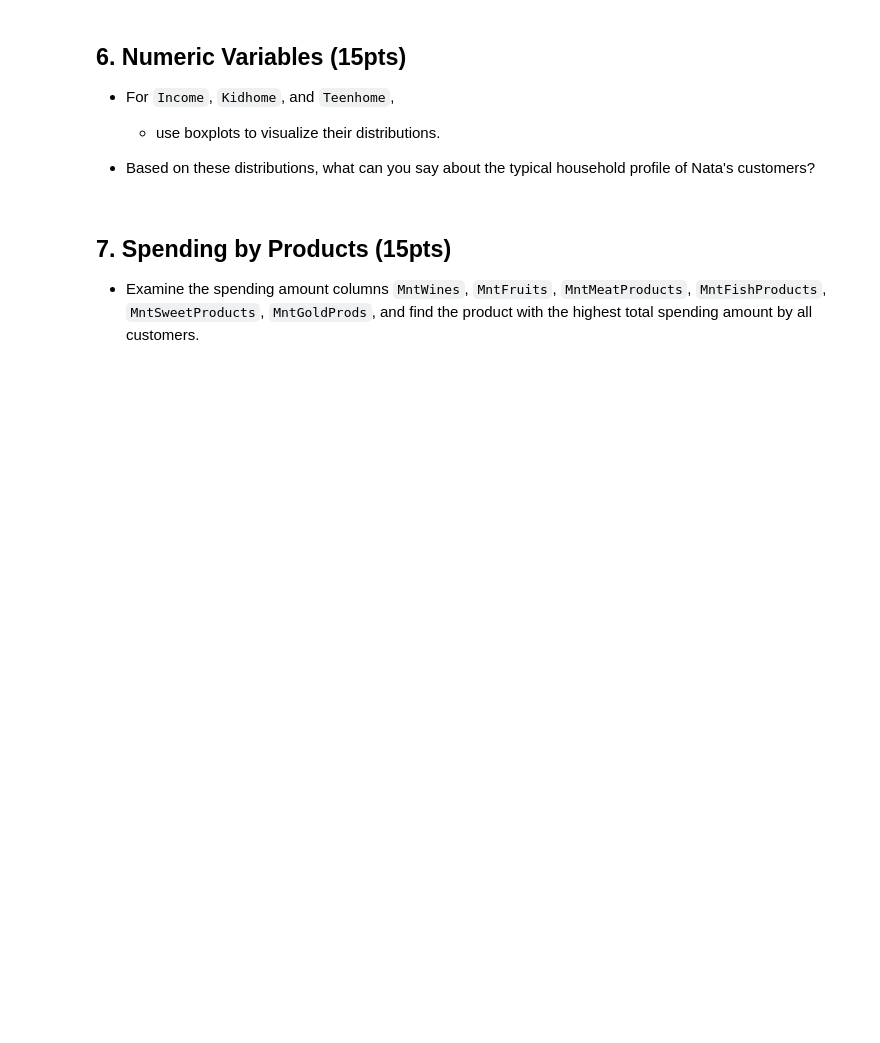
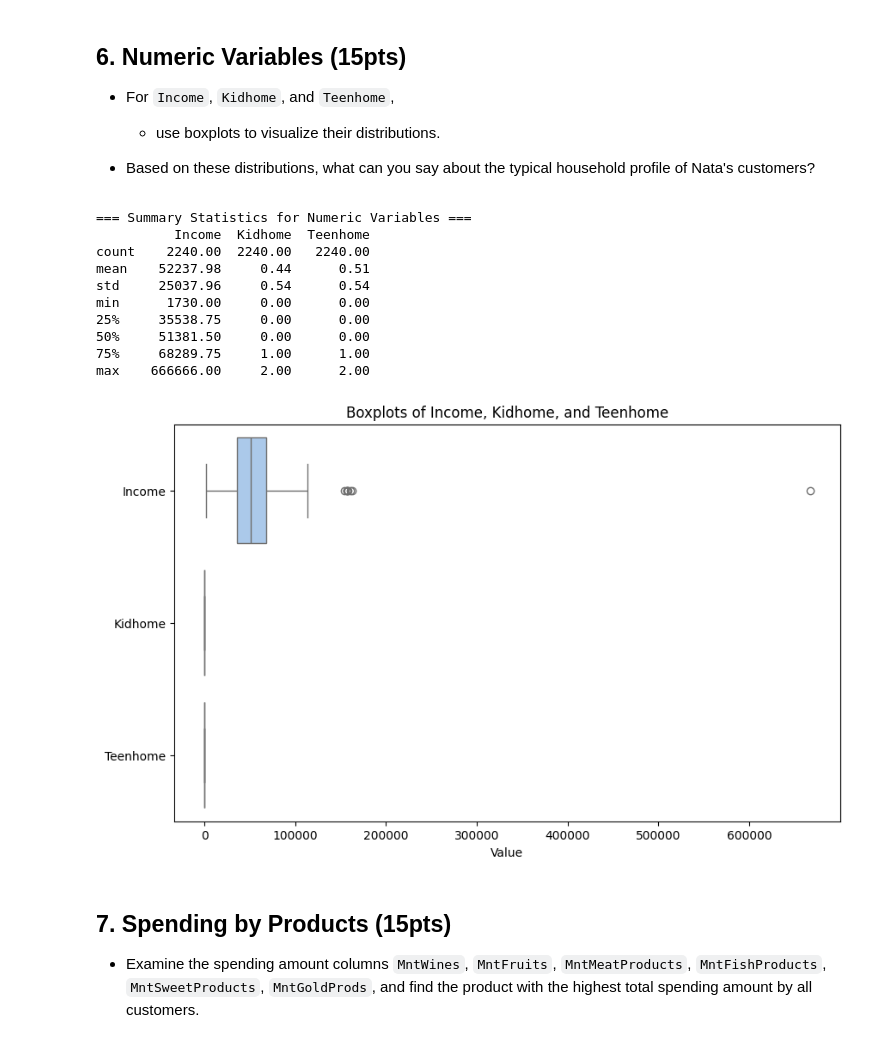
Before and after one commit to Data-Analytics-with-Python/individual-assignment-i-harshrstgi24-cloud, a Jupyter notebook: Assignment_Notebook_1.ipynb, the cells around one changed output. Drawn from its saved outputs; the diff is of its cells as text; code cells hidden in the pictures; blank space fills up the shorter version.

```diff
--- a/Assignment_Notebook_1.ipynb
+++ b/Assignment_Notebook_1.ipynb
@@ -231,6 +370,38 @@ Z_Revenue: unique values -> [11]
   * use boxplots to visualize their distributions.
 
 * Based on these distributions, what can you say about the typical household profile of Nata's customers?
+# %%
+import matplotlib.pyplot as plt
+import seaborn as sns  # used here only for boxplot aesthetics
+
+# Work on the dataset that has all derived columns
+df_num = df_days.copy()
+
+# Select numeric columns for analysis
+num_vars = ['Income', 'Kidhome', 'Teenhome']
+
+# Summary statistics
+print("=== Summary Statistics for Numeric Variables ===")
+print(df_num[num_vars].describe().round(2))
+
+# Boxplots for visualization
+plt.figure(figsize=(10, 6))
+sns.boxplot(data=df_num[num_vars], orient='h', palette='pastel')
+plt.title('Boxplots of Income, Kidhome, and Teenhome')
+plt.xlabel('Value')
+plt.show()
+# %% [output]
+=== Summary Statistics for Numeric Variables ===
+          Income  Kidhome  Teenhome
+count    2240.00  2240.00   2240.00
+mean    52237.98     0.44      0.51
+std     25037.96     0.54      0.54
+min      1730.00     0.00      0.00
+25%     35538.75     0.00      0.00
+50%     51381.50     0.00      0.00
+75%     68289.75     1.00      1.00
+max    666666.00     2.00      2.00
+[figure, added]
 # %% [markdown]
 ## 7. Spending by Products (15pts)
 
```
Also changed, not shown: parts of 7 cells of this notebook.
